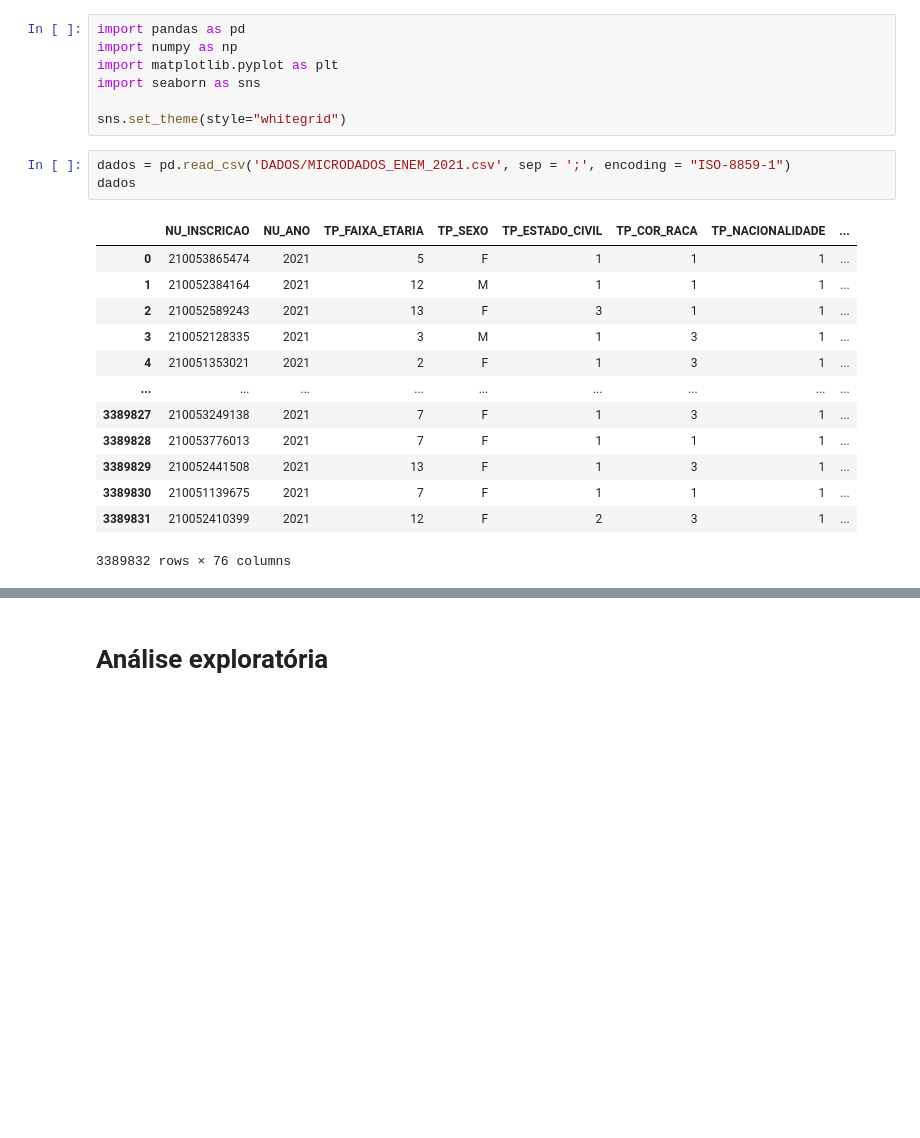
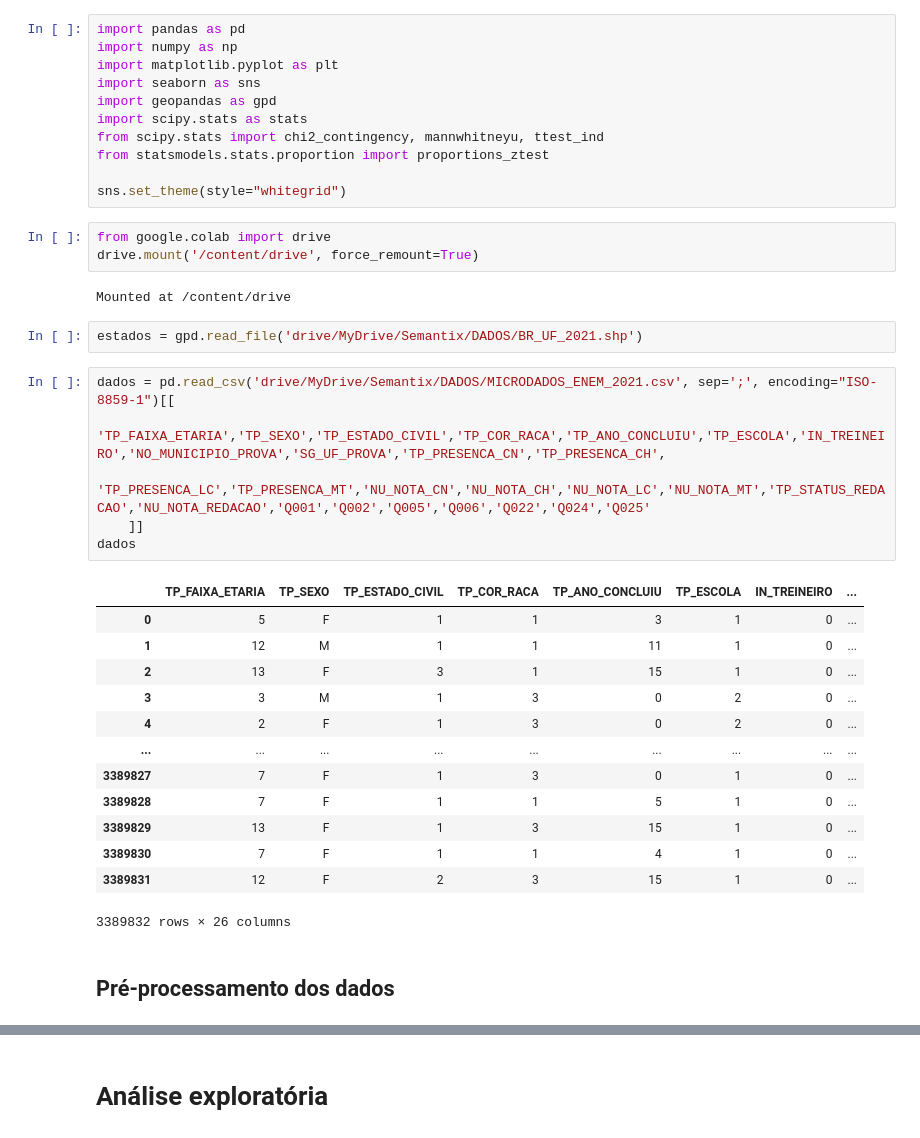
Before and after one commit to guinb/treinamento-semantix, a Jupyter notebook: Projeto ENEM - Candidatos que faltaram na prova.ipynb, the cells around one changed output, grey strips where cells are left out. Saved outputs shown, nothing was run; the diff lists cells and outputs as text; blank space fills up the shorter version.

```diff
--- a/Projeto ENEM - Candidatos que faltaram na prova.ipynb
+++ b/Projeto ENEM - Candidatos que faltaram na prova.ipynb
@@ -3,25 +55,41 @@ import pandas as pd
 import numpy as np
 import matplotlib.pyplot as plt
 import seaborn as sns
+import geopandas as gpd
+import scipy.stats as stats
+from scipy.stats import chi2_contingency, mannwhitneyu, ttest_ind
+from statsmodels.stats.proportion import proportions_ztest
 
 sns.set_theme(style="whitegrid")
+# %%
+from google.colab import drive
+drive.mount('/content/drive', force_remount=True)
+# %% [output]
+Mounted at /content/drive
+# %%
+estados = gpd.read_file('drive/MyDrive/Semantix/DADOS/BR_UF_2021.shp')
 # %%
-dados = pd.read_csv('DADOS/MICRODADOS_ENEM_2021.csv', sep = ';', encoding = "ISO-8859-1")
+dados = pd.read_csv('drive/MyDrive/Semantix/DADOS/MICRODADOS_ENEM_2021.csv', sep=';', encoding="ISO-8859-1")[[
+    'TP_FAIXA_ETARIA','TP_SEXO','TP_ESTADO_CIVIL','TP_COR_RACA','TP_ANO_CONCLUIU','TP_ESCOLA','IN_TREINEIRO','NO_MUNICIPIO_PROVA','SG_UF_PROVA','TP_PRESENCA_CN','TP_PRESENCA_CH',
+    'TP_PRESENCA_LC','TP_PRESENCA_MT','NU_NOTA_CN','NU_NOTA_CH','NU_NOTA_LC','NU_NOTA_MT','TP_STATUS_REDACAO','NU_NOTA_REDACAO','Q001','Q002','Q005','Q006','Q022','Q024','Q025'
+    ]]
 dados
 # %% [output]
-|  | NU_INSCRICAO | NU_ANO | TP_FAIXA_ETARIA | TP_SEXO | TP_ESTADO_CIVIL | TP_COR_RACA | TP_NACIONALIDADE | ... |
-| 0 | 210053865474 | 2021 | 5 | F | 1 | 1 | 1 | ... |
-| 1 | 210052384164 | 2021 | 12 | M | 1 | 1 | 1 | ... |
-| 2 | 210052589243 | 2021 | 13 | F | 3 | 1 | 1 | ... |
-| 3 | 210052128335 | 2021 | 3 | M | 1 | 3 | 1 | ... |
-| 4 | 210051353021 | 2021 | 2 | F | 1 | 3 | 1 | ... |
+|  | TP_FAIXA_ETARIA | TP_SEXO | TP_ESTADO_CIVIL | TP_COR_RACA | TP_ANO_CONCLUIU | TP_ESCOLA | IN_TREINEIRO | ... |
+| 0 | 5 | F | 1 | 1 | 3 | 1 | 0 | ... |
+| 1 | 12 | M | 1 | 1 | 11 | 1 | 0 | ... |
+| 2 | 13 | F | 3 | 1 | 15 | 1 | 0 | ... |
+| 3 | 3 | M | 1 | 3 | 0 | 2 | 0 | ... |
+| 4 | 2 | F | 1 | 3 | 0 | 2 | 0 | ... |
 | ... | ... | ... | ... | ... | ... | ... | ... | ... |
-| 3389827 | 210053249138 | 2021 | 7 | F | 1 | 3 | 1 | ... |
-| 3389828 | 210053776013 | 2021 | 7 | F | 1 | 1 | 1 | ... |
-| 3389829 | 210052441508 | 2021 | 13 | F | 1 | 3 | 1 | ... |
-| 3389830 | 210051139675 | 2021 | 7 | F | 1 | 1 | 1 | ... |
-| 3389831 | 210052410399 | 2021 | 12 | F | 2 | 3 | 1 | ... |
+| 3389827 | 7 | F | 1 | 3 | 0 | 1 | 0 | ... |
+| 3389828 | 7 | F | 1 | 1 | 5 | 1 | 0 | ... |
+| 3389829 | 13 | F | 1 | 3 | 15 | 1 | 0 | ... |
+| 3389830 | 7 | F | 1 | 1 | 4 | 1 | 0 | ... |
+| 3389831 | 12 | F | 2 | 3 | 15 | 1 | 0 | ... |
-3389832 rows × 76 columns
+3389832 rows × 26 columns
+# %% [markdown]
+## Pré-processamento dos dados
 # %%
 dados.info(show_counts=True)
 # %% [output]
```
Also changed, not shown: parts of 121 cells of this notebook.
